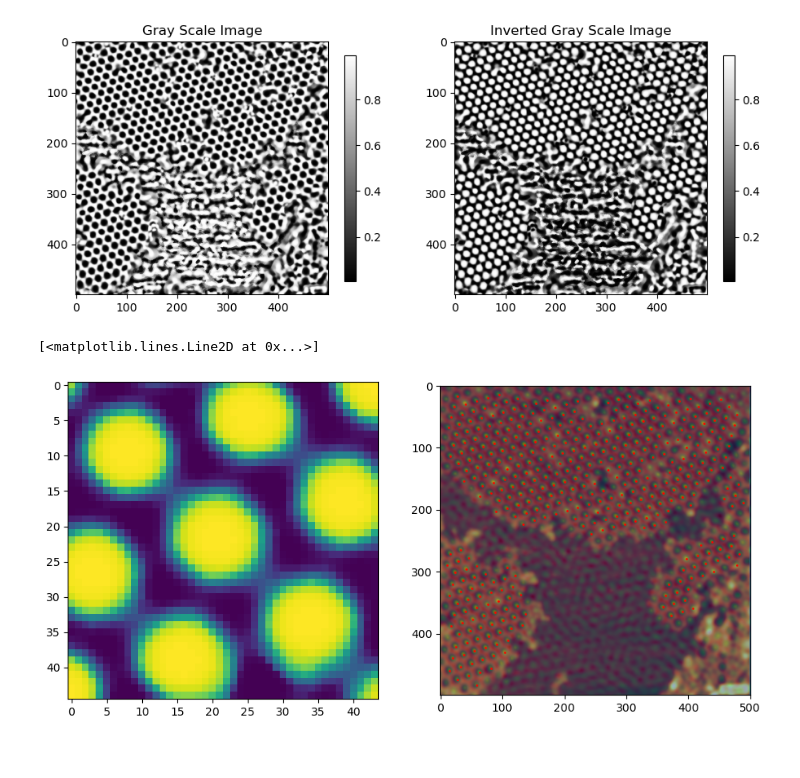
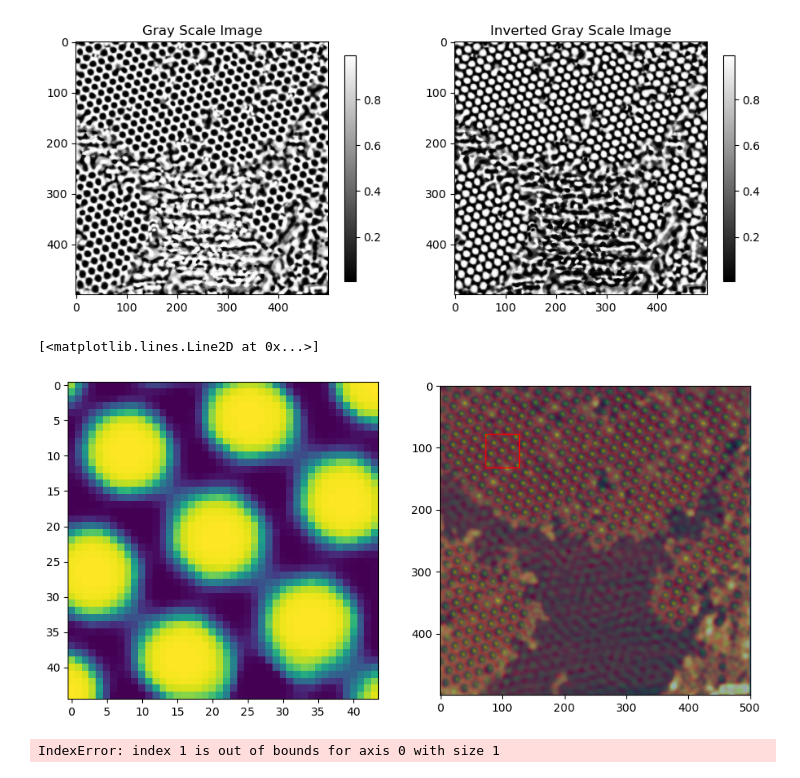
Before and after one commit to GallagherSurfaceLab/summer_26, a Jupyter notebook: template_matching_mst.ipynb, the cells around one changed output. Saved outputs shown, nothing was run; the diff lists cells and outputs as text; code cells hidden in the pictures.

Commit message:
Added template comment

```diff
--- a/template_matching_mst.ipynb
+++ b/template_matching_mst.ipynb
@@ -56,34 +56,37 @@ fig.colorbar(im1, ax = ax[1], shrink = 0.6)
 # %%
 image = 255 - img_gr
 img_scale = 53 / img.nm_size
 # Used 53 because template came from sample_scale_53.png
 
 im_1 = img_as_float(io.imread("example_temp.png"))
 pore = transform.rescale(im_1, scale = img_scale, anti_aliasing = True, channel_axis = -1)
 pore = np.dot(pore[..., :3], [0.2989, 0.5870, 0.1140])
 
 border_size = int(pore.shape[0] / 2)
 white_value = 255
 pad_width = ((border_size, border_size), (border_size, border_size))
 
 bordered = np.pad(image, pad_width = pad_width, mode = 'constant', constant_values = white_value)
 result = match_template(bordered, pore, pad_input = False)
-peaks = peak_local_max(result, min_distance = 10, threshold_rel = 0.6)
+peaks = peak_local_max(result, min_distance = 10, threshold_rel = 0.99)
 
 fig, ax = plt.subplots(1, 2, figsize = (11, 6))
 im0 = ax[0].imshow(pore)
 im1 = ax[1].imshow(result)
 ax[1].imshow(colored_image, alpha = 0.5)
-plt.plot(peaks[:, 1], peaks[:, 0], 'o', markeredgecolor = 'r', markerfacecolor = 'none', markersize = '1')
+plt.plot(peaks[:, 1], peaks[:, 0], 's', markeredgecolor = 'r', markerfacecolor = 'none', markersize = '30')
+# use sample_scale_53.png set markersize = '30' to see template
 # %% [output]
 [<matplotlib.lines.Line2D at 0x...>]
-[figure, old version]
+[figure, new version]
 # %%
 graph_node, n = graph_from_peaks(peaks, scale = img.scale, min_dist = 10, area = 1 / img.scale ** 2)
 
 img_vor_t, img_vor_deg_t, v_border, graph_node, graph_inner, p, k_1 = voronoi_tree(img, graph_node, k = 24, power = 0.3)
 
 g_msf = nx.minimum_spanning_tree(graph_inner, weight = 'dis')
+# %% [output]
+IndexError: index 1 is out of bounds for axis 0 with size 1
 # %%
 fig, ax = plt.subplots(2, 2, figsize = (10, 10))
 ax[0, 0].imshow(img_vor_t)
```
Also changed, not shown: parts of 3 cells of this notebook, 1 other file.
